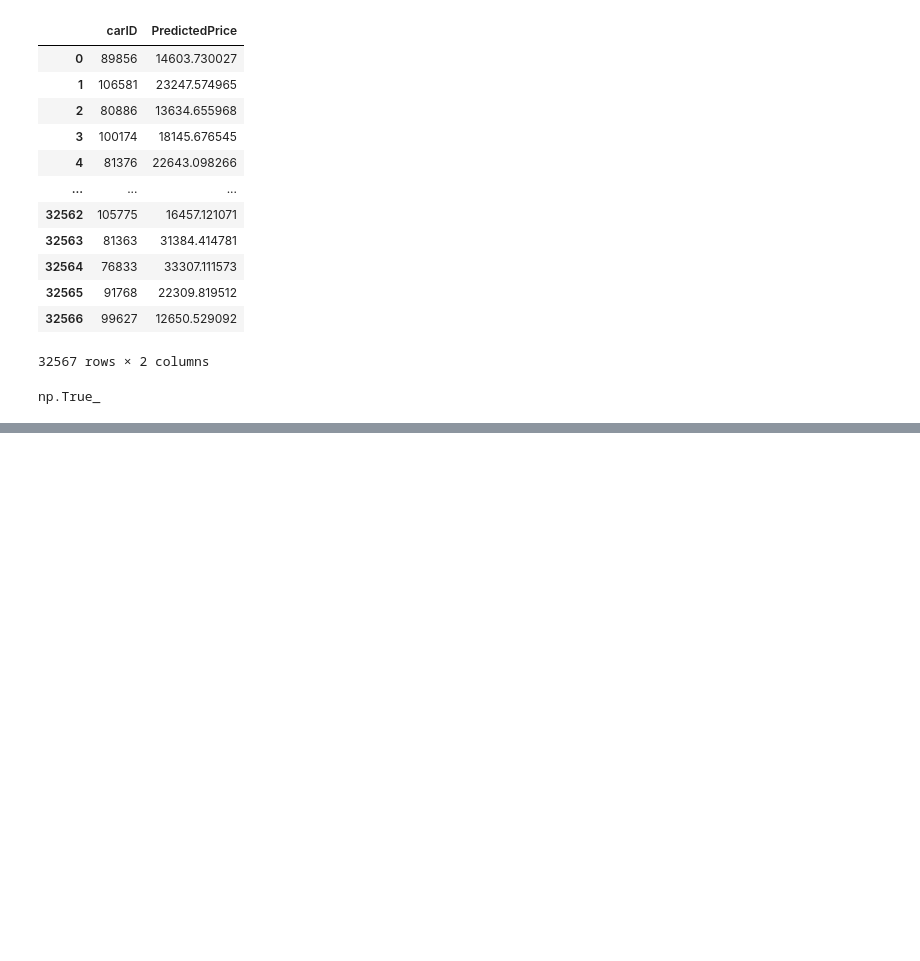
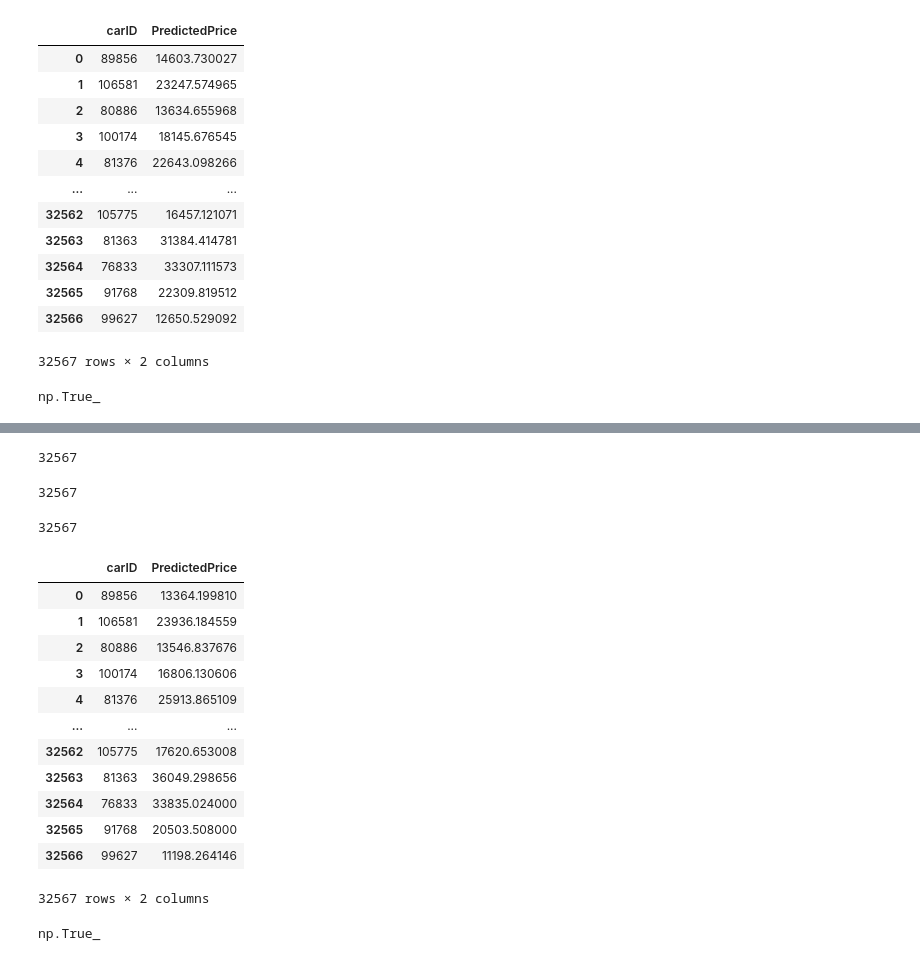
Before and after one commit to rmmandrade/ml2526, a Jupyter notebook: francisco.ipynb, the cells around one changed output, grey strips where cells are left out. Cells and saved outputs as stored; diff of their text form; code cells hidden in the pictures; blank space fills up the shorter version.

```diff
--- a/francisco.ipynb
+++ b/francisco.ipynb
@@ -2828,0 +2891,53 @@ results = avg_score(kf, X_encoded, y, int_cols, float_cols, rf_model, scaler=Non
+# %%
+X_test_encoded = pd.concat([
+    X_test[num_cols].reset_index(drop=True),
+    pd.DataFrame(encoded_test_array, columns=encoded_test_cols)
+], axis=1)
+# %%
+X_test_encoded = X_test_encoded.reindex(columns=X_encoded.columns, fill_value=0)
+# %%
+len(X_test_encoded)
+# %% [output]
+32567
+# %%
+y_pred = predict_test(
+    X_test_encoded,
+    model,
+    int_cols,
+    float_cols,
+    fill_values
+)
+# %%
+len(y_pred)
+# %% [output]
+32567
+# %%
+len(test_df.index)
+# %% [output]
+32567
+# %%
+submission = pd.DataFrame({
+    "carID": XcarID.index,
+    "PredictedPrice": y_pred
+})
+# %%
+submission
+# %% [output]
+|  | carID | PredictedPrice |
+| 0 | 89856 | 13364.199810 |
+| 1 | 106581 | 23936.184559 |
+| 2 | 80886 | 13546.837676 |
+| 3 | 100174 | 16806.130606 |
+| 4 | 81376 | 25913.865109 |
+| ... | ... | ... |
+| 32562 | 105775 | 17620.653008 |
+| 32563 | 81363 | 36049.298656 |
+| 32564 | 76833 | 33835.024000 |
+| 32565 | 91768 | 20503.508000 |
+| 32566 | 99627 | 11198.264146 |
+32567 rows × 2 columns
+# %%
+aligned = (submission["carID"].values == XcarID.index.values)
+aligned.all()
+# %% [output]
+np.True_
```
Also changed, not shown: parts of 75 cells of this notebook.
